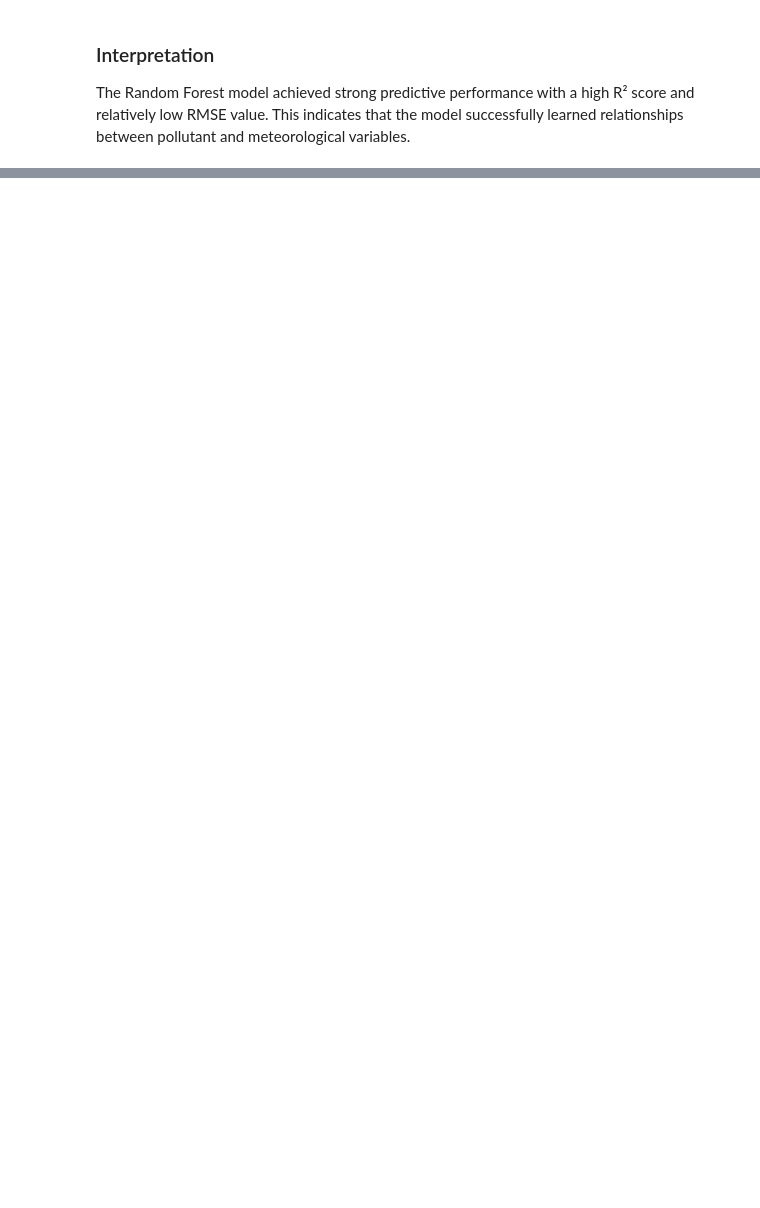
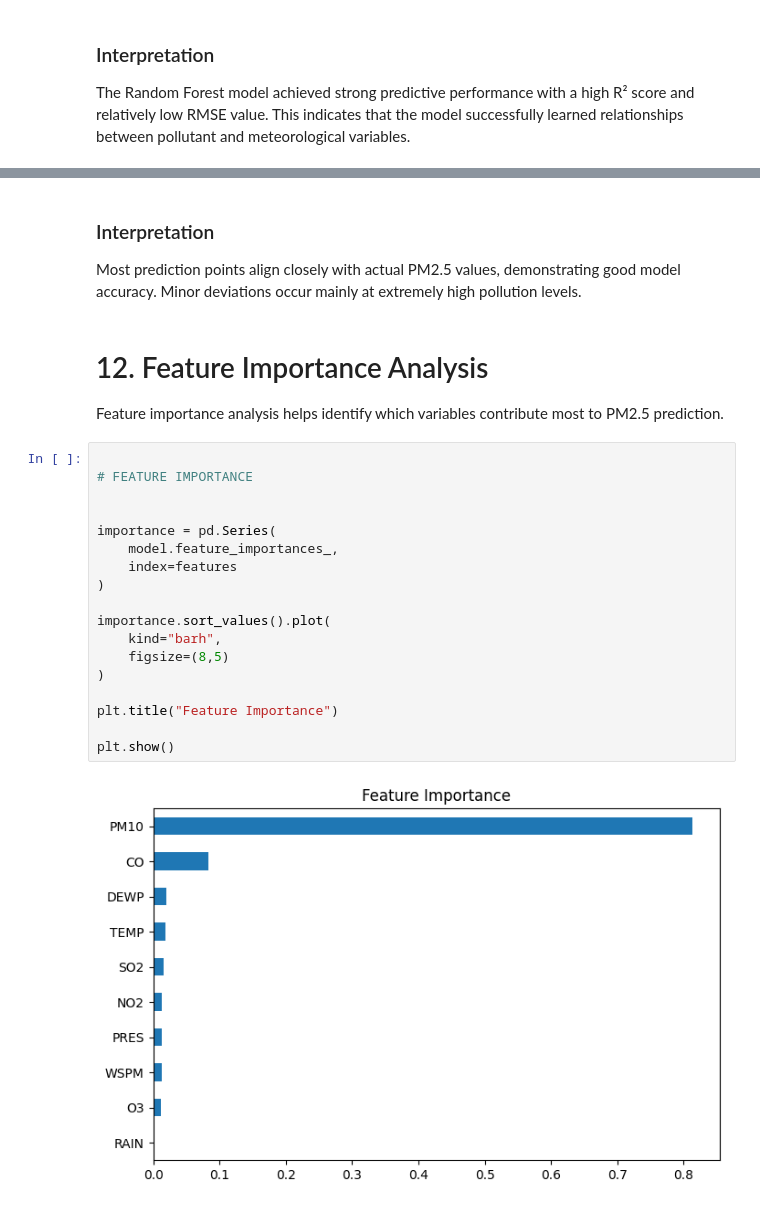
Before and after one commit to StanleyArinze/st20338478_CMP7005-PRAC1, a Jupyter notebook: CMP7005.ipynb, the cells around one changed output, grey strips where cells are left out. Drawn from its saved outputs; the diff is of its cells as text; blank space fills up the shorter version.

```diff
--- a/CMP7005.ipynb
+++ b/CMP7005.ipynb
@@ -542,0 +569,28 @@ The Random Forest model achieved strong predictive performance with a high R² s
+# %% [markdown]
+### Interpretation
+
+Most prediction points align closely with actual PM2.5 values, demonstrating good model accuracy. Minor deviations occur mainly at extremely high pollution levels.
+# %% [markdown]
+# 12. Feature Importance Analysis
+
+Feature importance analysis helps identify which variables contribute most to PM2.5 prediction.
+# %%
+
+# FEATURE IMPORTANCE
+
+
+importance = pd.Series(
+    model.feature_importances_,
+    index=features
+)
+
+importance.sort_values().plot(
+    kind="barh",
+    figsize=(8,5)
+)
+
+plt.title("Feature Importance")
+
+plt.show()
+# %% [output]
+[figure, added]
```
Also changed, not shown: parts of 18 cells of this notebook.
